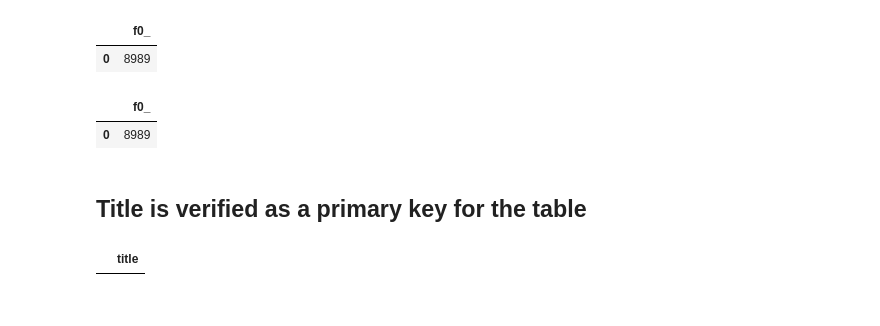
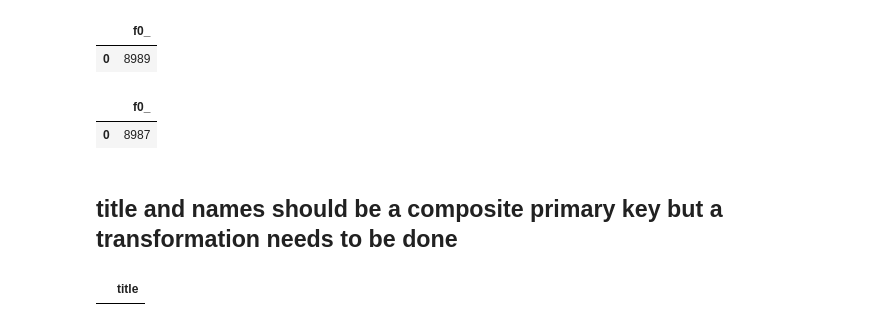
Before and after one commit to en-chang/imdb-data, a Jupyter notebook: bollywood_modeled.ipynb, the cells around one changed output. Saved outputs shown, nothing was run; the diff lists cells and outputs as text; code cells hidden in the pictures.

```diff
--- a/bollywood_modeled.ipynb
+++ b/bollywood_modeled.ipynb
@@ -175,13 +177,15 @@ FROM bollywood_modeled.bollywoodCast
 | 0 | 8989 |
 # %%
 %%bigquery
-SELECT DISTINCT COUNT(title)
-FROM bollywood_modeled.bollywoodCast
+SELECT DISTINCT COUNT(*)
+FROM
+  (SELECT DISTINCT title, names
+  FROM bollywood_modeled.bollywoodCast)
 # %% [output]
 |  | f0_ |
-| 0 | 8989 |
+| 0 | 8987 |
-# %% [markdown]
-## Title is verified as a primary key for the table
+# %% [markdown]
+## title and names should be a composite primary key but a transformation needs to be done
 # %%
 %%bigquery
 SELECT title
```
Also changed, not shown: parts of 35 cells of this notebook, 11 other files.
